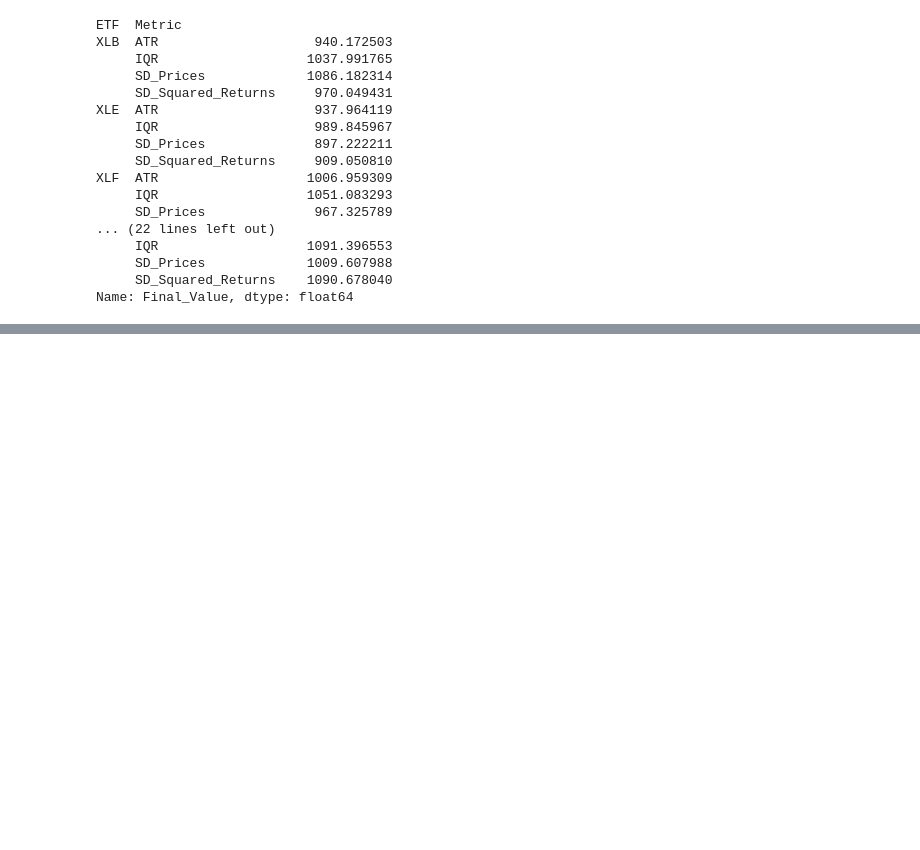
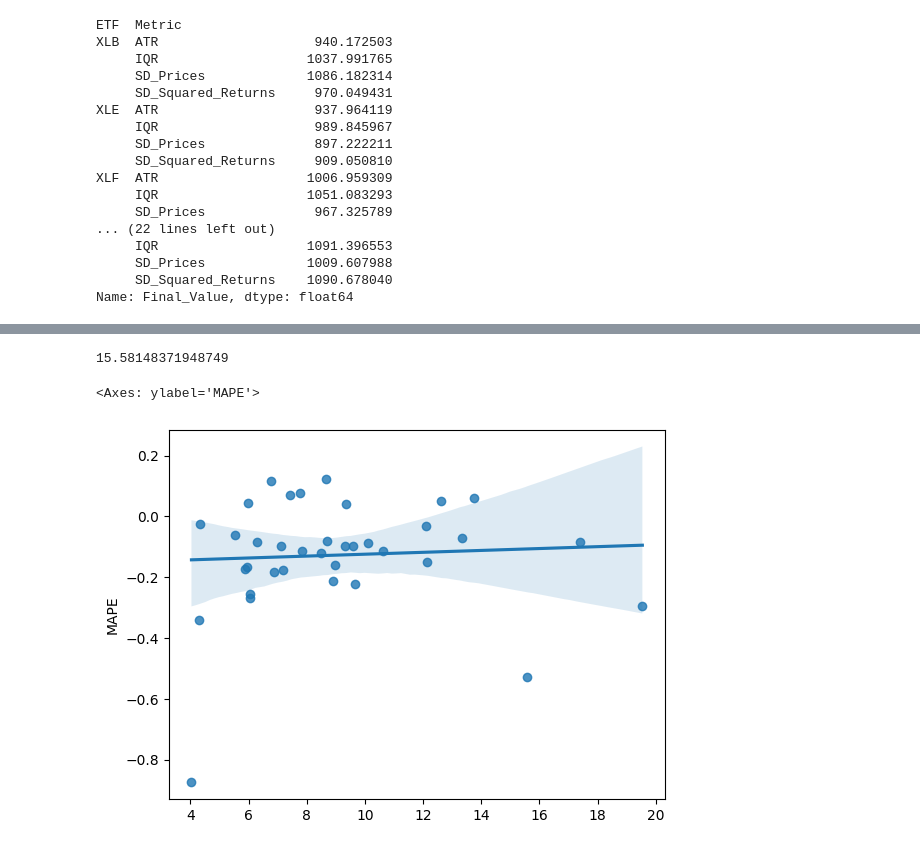
Before and after one commit to AkshayMurthy1/lstm-atr-prediction, a Jupyter notebook: stock-data/scripts/final_analysis.ipynb, the cells around one changed output, grey strips where cells are left out. Drawn from its saved outputs; the diff is of its cells as text; code cells hidden in the pictures; blank space fills up the shorter version.

Commit message:
added some kurtosis analysis

```diff
--- a/stock-data/scripts/final_analysis.ipynb
+++ b/stock-data/scripts/final_analysis.ipynb
@@ -140,0 +141,11 @@ plt.legend(loc=(1.01,1))
+# %%
+#take corr between accuracy and kurtosis
+df_final = pd.read_csv('../output/analysis/final_df.csv')
+etfs = ['XLB','XLE','XLF','XLI','XLK','XLP','XLV','XLY','XLU']
+kurts = []
+dates = {'date_config0':['2001-01-01', '2020-01-01', '2022-01-02', '2024-01-05'],'date_config1':['1990-01-05', '2010-01-05', '2023-01-05', '2024-01-05'],'date_config2':['2000-01-05', "2024-01-05", "2024-01-05", "2025-01-05"],'date_config3':['2005-01-05', '2010-01-05', '2020-01-05', '2024-01-05']}
+for etf in etfs:
+    for date,_ in df_final.groupby("Date"):
+        df = get_cleaned_df(etf,dates[date][0],dates[date][1])
+        kurt = ((df["Close"]/df["Close"].shift(1))**2).kurt()
+        kurts.append(kurt)
@@ -140,0 +170,4 @@ plt.legend(loc=(1.01,1))
+# %%
+atrs = df_final.loc[df_final["Metric"]=="ATR"].groupby(["ETF","Date"])["MAPE"].mean()
+sds = df_final.loc[df_final["Metric"]=="SD_Squared_Returns"].groupby(["ETF","Date"])["MAPE"].mean()
+diffs = atrs-sds
@@ -140,0 +194,9 @@ plt.legend(loc=(1.01,1))
+# %%
+kurts[10]
+# %% [output]
+15.58148371948749
+# %%
+sns.regplot(x=kurts,y=diffs,)
+# %% [output]
+<Axes: ylabel='MAPE'>
+[figure, added]
```
Also changed, not shown: parts of 6 cells of this notebook, 3 other files.
